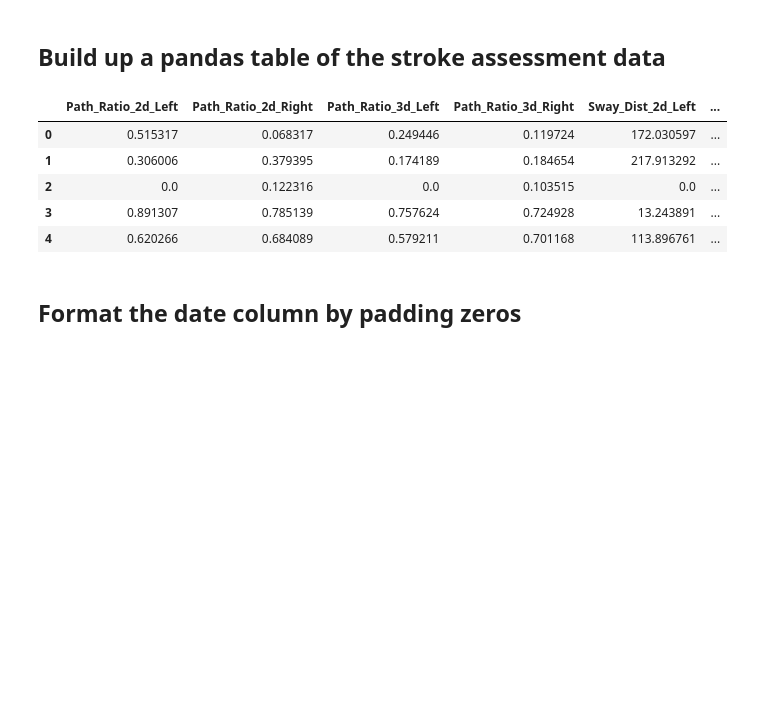
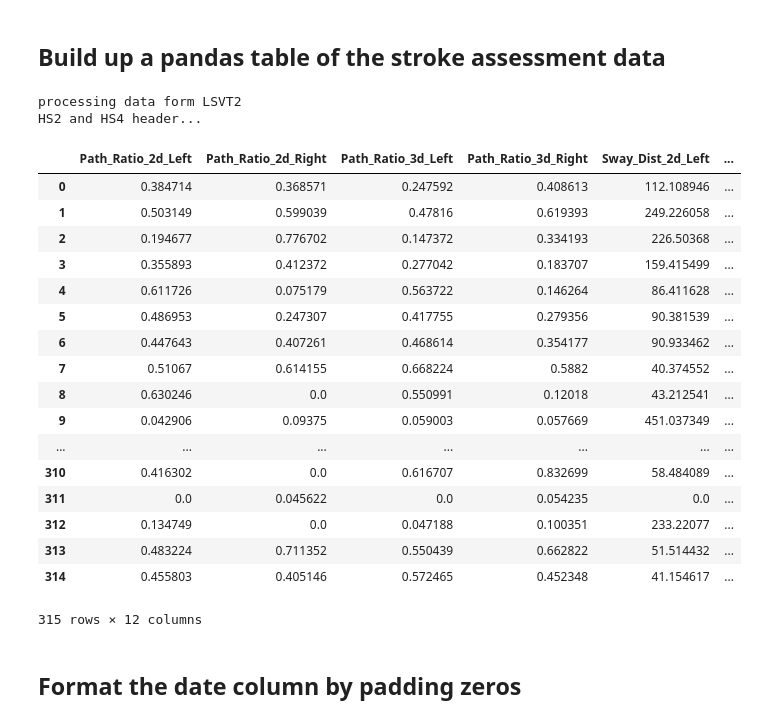
Before and after one commit to MengxuanMa2016/Data_Visualization_Python, a Jupyter notebook: Visualization_of_assessment_outcomes_efficiency.ipynb, the cells around one changed output. Cells and saved outputs as stored; diff of their text form; code cells hidden in the pictures; blank space fills up the shorter version.

```diff
--- a/Visualization_of_assessment_outcomes_efficiency.ipynb
+++ b/Visualization_of_assessment_outcomes_efficiency.ipynb
@@ -73,11 +73,12 @@ HS7
 # %% [markdown]
 ## Find the files of the corresponding client under the directory
 # %%
-healthy_data_file = 'KL30-ALL-efficiency_metrics012019.csv'
+# healthy_data_file = 'KL30-ALL-efficiency_metrics012019.csv'
+healthy_data_file = 'KL30-ALL-efficiency_metrics012719.csv'
 
 if Client == "HS1":
-  stroke_data_file = 'HS1-ALL-efficiency_metrics012019.csv'
-  stroke_trial_file = 'HS1-ALL-trial_list012019.csv'
+  stroke_data_file = 'HS1-ALL-efficiency_metrics012919.csv'
+  stroke_trial_file = 'HS1-ALL-trial_list012919.csv'
 
 elif Client == "HS2":
   stroke_data_file = 'HS2-ALL-efficiency_metrics011819.csv'
@@ -257,24 +281,51 @@ trail_info:
 # %% [markdown]
 ## Build up a pandas table of the stroke assessment data
 # %%
-headers = ['_Date','_Time','_Player','_PlayerId','_Type', 'Path_Ratio_2d_Left',	'Path_Ratio_2d_Right',	'Sway_Dist_2d_Left',	'Sway_Dist_2d_Right',	'Path_Ratio_3d_Left',	'Path_Ratio_3d_Right',	'Sway_Dist_3d_Left', 'Sway_Dist_3d_Right']
+print("processing data form " + str(Client))
 
-stroke_trial_data = np.concatenate((trail_info, stroke_data), axis=1)
+if Client == 'HS1':
+  print('HS1 header...')
+  headers = ['_Type','_Date','_Time', 'Path_Ratio_2d_Left',	'Path_Ratio_2d_Right',	'Sway_Dist_2d_Left',	'Sway_Dist_2d_Right',	'Path_Ratio_3d_Left',	'Path_Ratio_3d_Right',	'Sway_Dist_3d_Left', 'Sway_Dist_3d_Right']
+elif Client == 'HS2' or Client == 'HS4' or Client == 'LSVT1' or Client == 'LSVT2':
+  print("HS2 and HS4 header...")
+  # hs 2
+  headers = ['_Date','_Time','_Player','_Type', 'Path_Ratio_2d_Left',	'Path_Ratio_2d_Right',	'Sway_Dist_2d_Left',	'Sway_Dist_2d_Right',	'Path_Ratio_3d_Left',	'Path_Ratio_3d_Right',	'Sway_Dist_3d_Left', 'Sway_Dist_3d_Right']
+else:
+  print("Header for HS5,7,8 and LSVT")
+  headers = ['_Date','_Time','_Player','_PlayerId','_Type', 'Path_Ratio_2d_Left',	'Path_Ratio_2d_Right',	'Sway_Dist_2d_Left',	'Sway_Dist_2d_Right',	'Path_Ratio_3d_Left',	'Path_Ratio_3d_Right',	'Sway_Dist_3d_Left', 'Sway_Dist_3d_Right']
+
+
+
+stroke_trial_data = np.concatenate((trial_info, stroke_data), axis=1)
 # print("trial with data: \n" + str(stroke_trial_data[:3,0:3]))
 
 stroke_trial_data_dict = dict(zip(headers, stroke_trial_data.T))
 
 stroke_df = pd.DataFrame(stroke_trial_data_dict)
 # # print(stroke_df.head())
 
-display(stroke_df[:5])
+display(stroke_df)
 # %% [output]
+processing data form LSVT2
+HS2 and HS4 header...
 |  | Path_Ratio_2d_Left | Path_Ratio_2d_Right | Path_Ratio_3d_Left | Path_Ratio_3d_Right | Sway_Dist_2d_Left | ... |
-| 0 | 0.515317 | 0.068317 | 0.249446 | 0.119724 | 172.030597 | ... |
-| 1 | 0.306006 | 0.379395 | 0.174189 | 0.184654 | 217.913292 | ... |
-| 2 | 0.0 | 0.122316 | 0.0 | 0.103515 | 0.0 | ... |
-| 3 | 0.891307 | 0.785139 | 0.757624 | 0.724928 | 13.243891 | ... |
-| 4 | 0.620266 | 0.684089 | 0.579211 | 0.701168 | 113.896761 | ... |
+| 0 | 0.384714 | 0.368571 | 0.247592 | 0.408613 | 112.108946 | ... |
+| 1 | 0.503149 | 0.599039 | 0.47816 | 0.619393 | 249.226058 | ... |
+| 2 | 0.194677 | 0.776702 | 0.147372 | 0.334193 | 226.50368 | ... |
+| 3 | 0.355893 | 0.412372 | 0.277042 | 0.183707 | 159.415499 | ... |
+| 4 | 0.611726 | 0.075179 | 0.563722 | 0.146264 | 86.411628 | ... |
+| 5 | 0.486953 | 0.247307 | 0.417755 | 0.279356 | 90.381539 | ... |
+| 6 | 0.447643 | 0.407261 | 0.468614 | 0.354177 | 90.933462 | ... |
+| 7 | 0.51067 | 0.614155 | 0.668224 | 0.5882 | 40.374552 | ... |
+| 8 | 0.630246 | 0.0 | 0.550991 | 0.12018 | 43.212541 | ... |
+| 9 | 0.042906 | 0.09375 | 0.059003 | 0.057669 | 451.037349 | ... |
+| ... | ... | ... | ... | ... | ... | ... |
+| 310 | 0.416302 | 0.0 | 0.616707 | 0.832699 | 58.484089 | ... |
+| 311 | 0.0 | 0.045622 | 0.0 | 0.054235 | 0.0 | ... |
+| 312 | 0.134749 | 0.0 | 0.047188 | 0.100351 | 233.22077 | ... |
+| 313 | 0.483224 | 0.711352 | 0.550439 | 0.662822 | 51.514432 | ... |
+| 314 | 0.455803 | 0.405146 | 0.572465 | 0.452348 | 41.154617 | ... |
+315 rows × 12 columns
 # %%
 # stroke_df['_Date'] = pd.to_datetime(stroke_df['_Date'])
 # display(stroke_df[:5])
```
Also changed, not shown: parts of 21 cells of this notebook.
